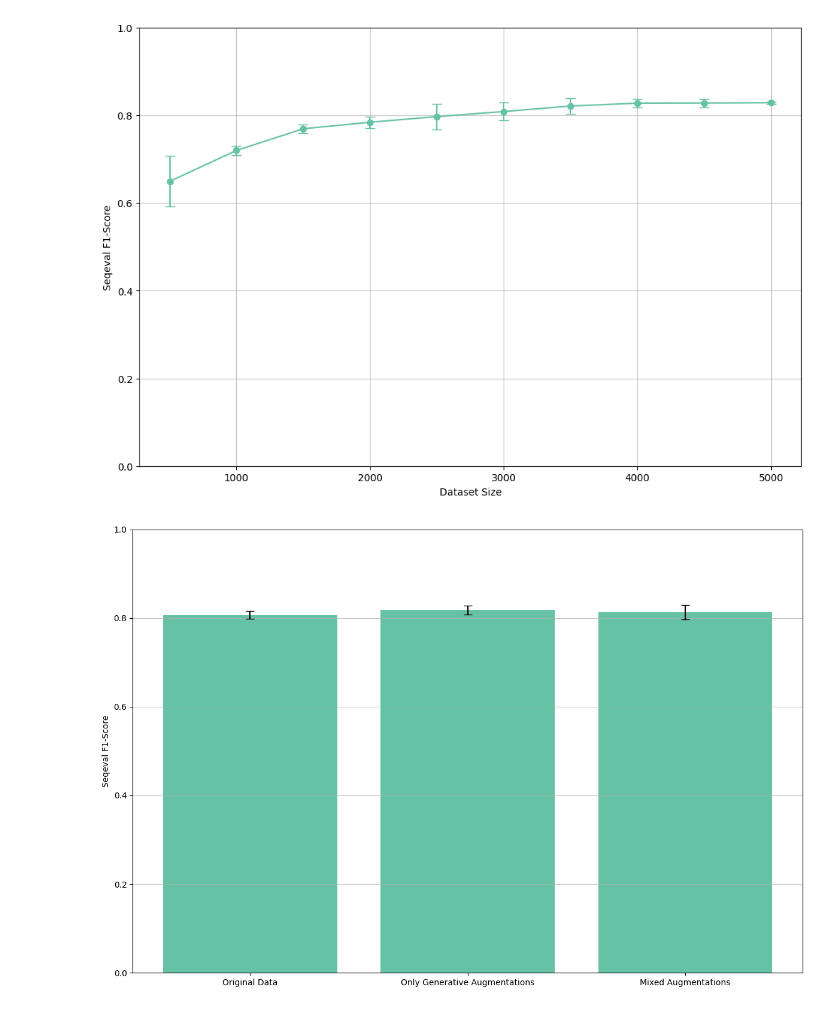
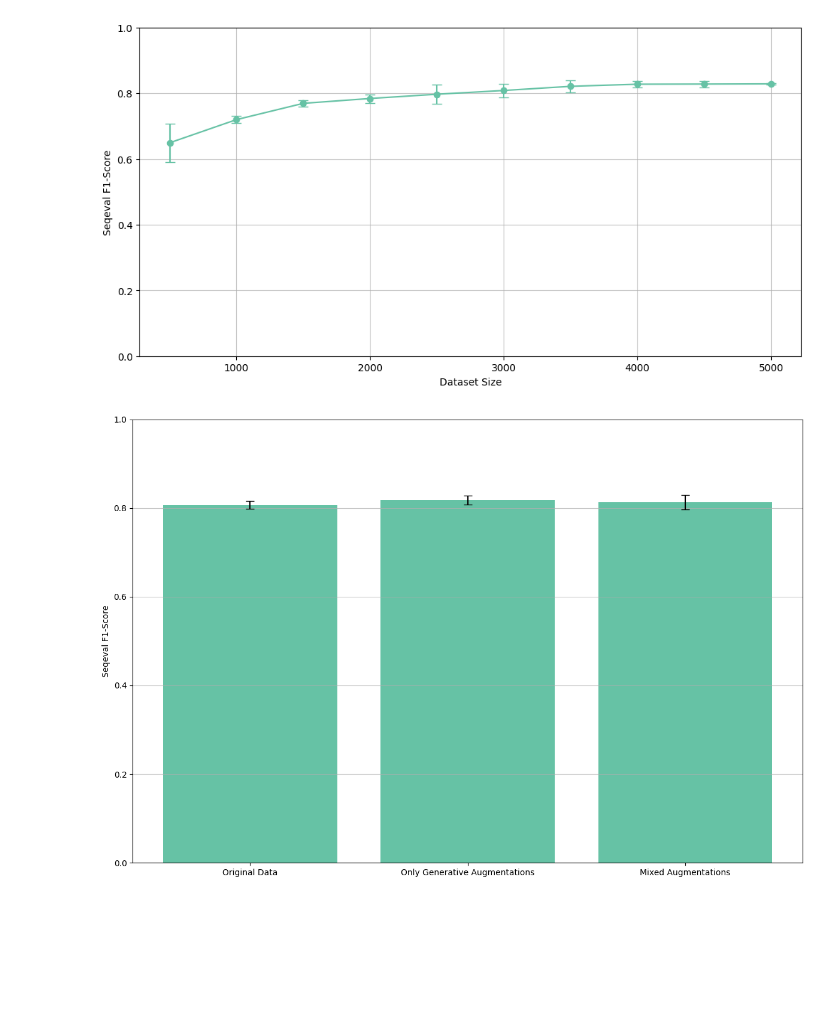
Before and after one commit to MaximilianWeiland/Master_Thesis, a Jupyter notebook: 04_classification_models/evaluation_augmentations_oversampling/visual_assessment_datasetsize_augmentations.ipynb, the cells around one changed output. Saved outputs shown, nothing was run; the diff lists cells and outputs as text; code cells hidden in the pictures; blank space fills up the shorter version.

```diff
--- a/04_classification_models/evaluation_augmentations_oversampling/visual_assessment_datasetsize_augmentations.ipynb
+++ b/04_classification_models/evaluation_augmentations_oversampling/visual_assessment_datasetsize_augmentations.ipynb
@@ -29,29 +29,29 @@ metrics_bound = {"original_data": metrics_original_data[0],
 # %%
 # extract fields from dictionary results
 def extract(values):
     sizes = [d["dataset_size"] for d in values]
     means = [d["mean_seqeval"] for d in values]
     lower = [d["ci_lower"] for d in values]
     upper = [d["ci_upper"] for d in values]
     return np.array(sizes), np.array(means), np.array(lower), np.array(upper)
 
 sizes, means, lower, upper = extract(metrics_dataset_size)
 yerr_lower = means - lower
 yerr_upper = upper - means
 yerr = np.array([yerr_lower, yerr_upper])
 
 # plot development of seqeval f1-score
 color_scheme = plt.cm.Set2.colors
-plt.figure(figsize=(12,8))
+plt.figure(figsize=(12, 6))
 plt.errorbar(sizes, means, yerr=yerr, linestyle="-", fmt="o", markersize=6, capsize=5, color=color_scheme[0])
 #plt.title("Cross-Validated Model Performance with Increasing Dataset Size")
 plt.xlabel("Dataset Size")
 plt.ylabel("Seqeval F1-Score")
 plt.ylim(0, 1)
 plt.grid(True, alpha=0.7)
 plt.show()
 # %% [output]
-[figure, old version]
+[figure, new version]
 # %%
 # convert dictionary to a df
 rows = []
```
Also changed, not shown: 10 other files.
